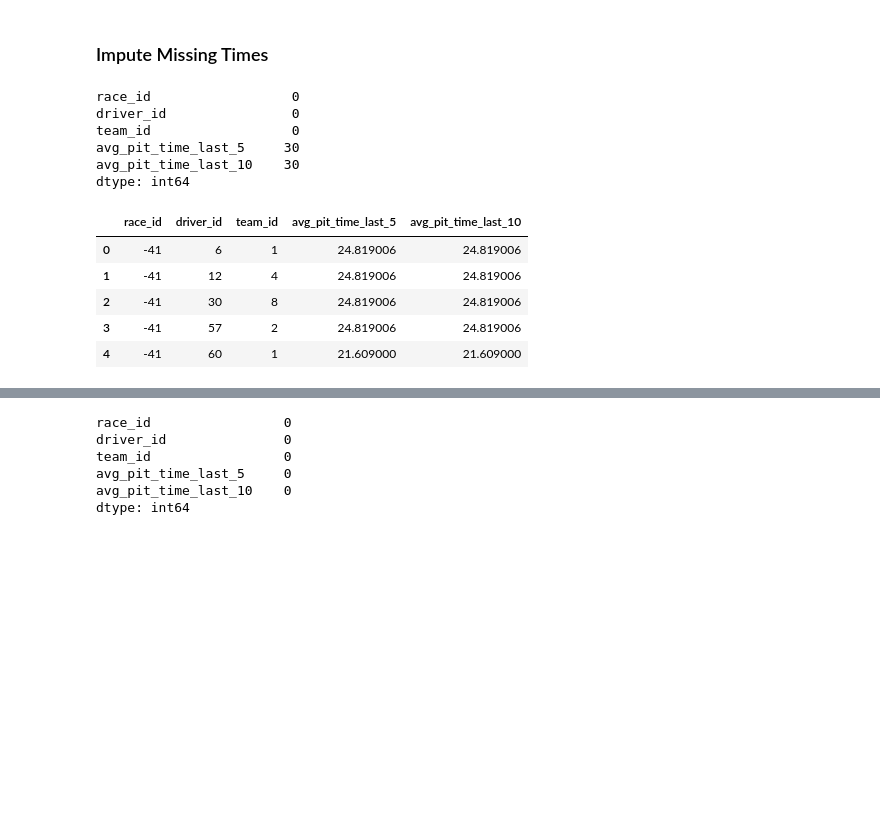
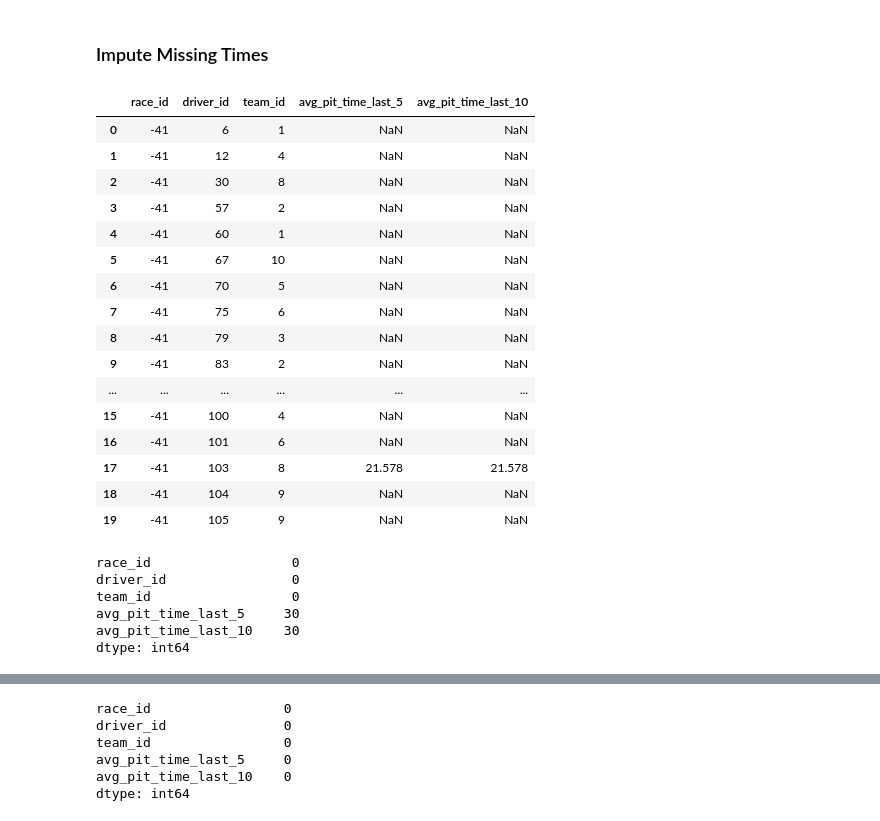
Before and after one commit to JackRWilson/Formula-1-Predictions-Project, a Jupyter notebook: notebooks/data_cleaning.ipynb, the cells around one changed output, grey strips where cells are left out. Saved outputs shown, nothing was run; the diff lists cells and outputs as text; code cells hidden in the pictures; blank space fills up the shorter version.

```diff
--- a/notebooks/data_cleaning.ipynb
+++ b/notebooks/data_cleaning.ipynb
@@ -970,6 +979,26 @@ pit_stops_clean.tail()
 | 3874 | 167 | 127 | 16 | 20.3330 | 22.0121 |
 # %% [markdown]
 ### Impute Missing Times
+# %%
+pit_stops_clean.head(20)
+# %% [output]
+|  | race_id | driver_id | team_id | avg_pit_time_last_5 | avg_pit_time_last_10 |
+| 0 | -41 | 6 | 1 | NaN | NaN |
+| 1 | -41 | 12 | 4 | NaN | NaN |
+| 2 | -41 | 30 | 8 | NaN | NaN |
+| 3 | -41 | 57 | 2 | NaN | NaN |
+| 4 | -41 | 60 | 1 | NaN | NaN |
+| 5 | -41 | 67 | 10 | NaN | NaN |
+| 6 | -41 | 70 | 5 | NaN | NaN |
+| 7 | -41 | 75 | 6 | NaN | NaN |
+| 8 | -41 | 79 | 3 | NaN | NaN |
+| 9 | -41 | 83 | 2 | NaN | NaN |
+| ... | ... | ... | ... | ... | ... |
+| 15 | -41 | 100 | 4 | NaN | NaN |
+| 16 | -41 | 101 | 6 | NaN | NaN |
+| 17 | -41 | 103 | 8 | 21.578 | 21.578 |
+| 18 | -41 | 104 | 9 | NaN | NaN |
+| 19 | -41 | 105 | 9 | NaN | NaN |
 # %%
 pit_stops_clean.isna().sum()
 # %% [output]
@@ -979,37 +1008,3 @@ team_id                  0
 avg_pit_time_last_5     30
 avg_pit_time_last_10    30
 dtype: int64
-# %%
-# Calculate team rolling averages for last 5 and last 10 pit stops
-pit_stops_sorted['team_avg_pit_time_last_5'] = pit_stops_sorted.groupby(['team_id', 'race_id'])['pits_time_seconds']\
-    .transform(lambda x: x.shift(1).rolling(window=5, min_periods=1).mean())
-pit_stops_sorted['team_avg_pit_time_last_10'] = pit_stops_sorted.groupby(['team_id', 'race_id'])['pits_time_seconds']\
-    .transform(lambda x: x.shift(1).rolling(window=10, min_periods=1).mean())
-
-# Calculate overall averages
-overall_avg_last_5 = pit_stops_sorted['pits_time_seconds'].mean()
-overall_avg_last_10 = pit_stops_sorted['pits_time_seconds'].mean()
-
-# Impute missing values. First try team average, then fall back to overall average
-pit_stops_sorted['avg_pit_time_last_5'] = pit_stops_sorted['avg_pit_time_last_5'].fillna(
-    pit_stops_sorted['team_avg_pit_time_last_5']
-).fillna(overall_avg_last_5)
-
-pit_stops_sorted['avg_pit_time_last_10'] = pit_stops_sorted['avg_pit_time_last_10'].fillna(
-    pit_stops_sorted['team_avg_pit_time_last_10']
-).fillna(overall_avg_last_10)
-
-# Re-aggregate after imputation
-pit_stops_clean = pit_stops_sorted.groupby(['race_id', 'driver_id', 'team_id']).agg({
-    'avg_pit_time_last_5': 'last',
-    'avg_pit_time_last_10': 'last'
-}).reset_index()
-
-pit_stops_clean.head()
-# %% [output]
-|  | race_id | driver_id | team_id | avg_pit_time_last_5 | avg_pit_time_last_10 |
-| 0 | -41 | 6 | 1 | 24.819006 | 24.819006 |
-| 1 | -41 | 12 | 4 | 24.819006 | 24.819006 |
-| 2 | -41 | 30 | 8 | 24.819006 | 24.819006 |
-| 3 | -41 | 57 | 2 | 24.819006 | 24.819006 |
-| 4 | -41 | 60 | 1 | 21.609000 | 21.609000 |
```
Also changed, not shown: parts of 24 cells of this notebook, 5 other files.
